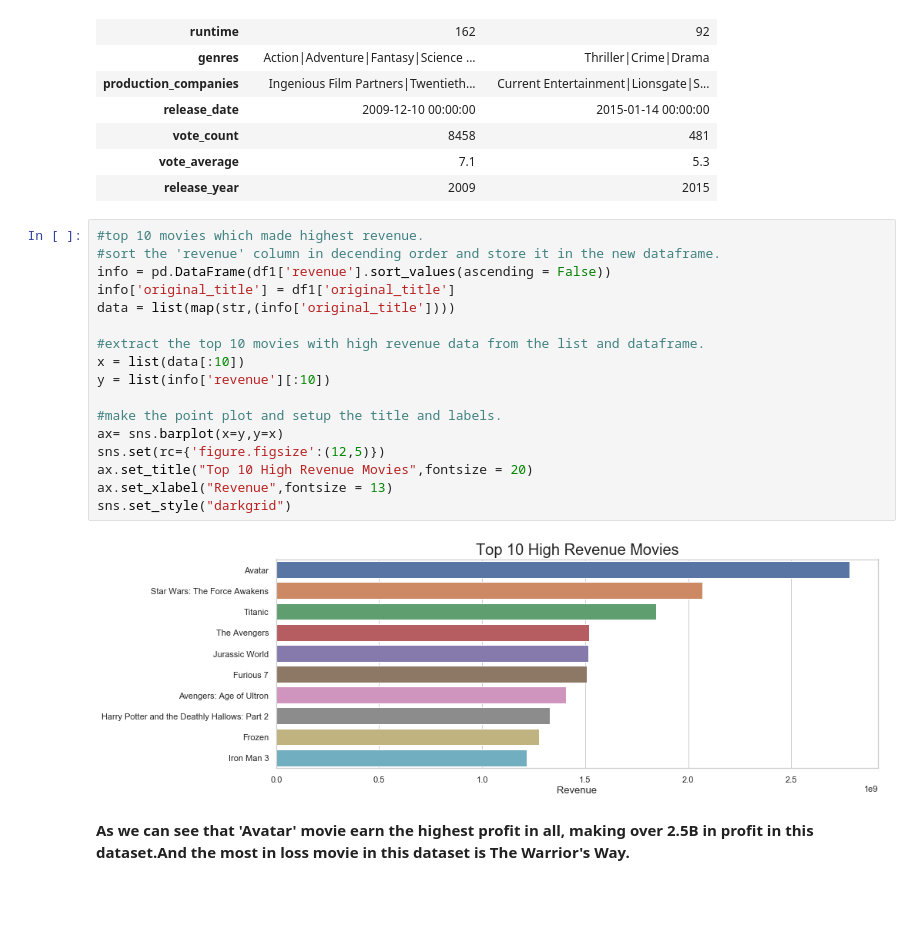
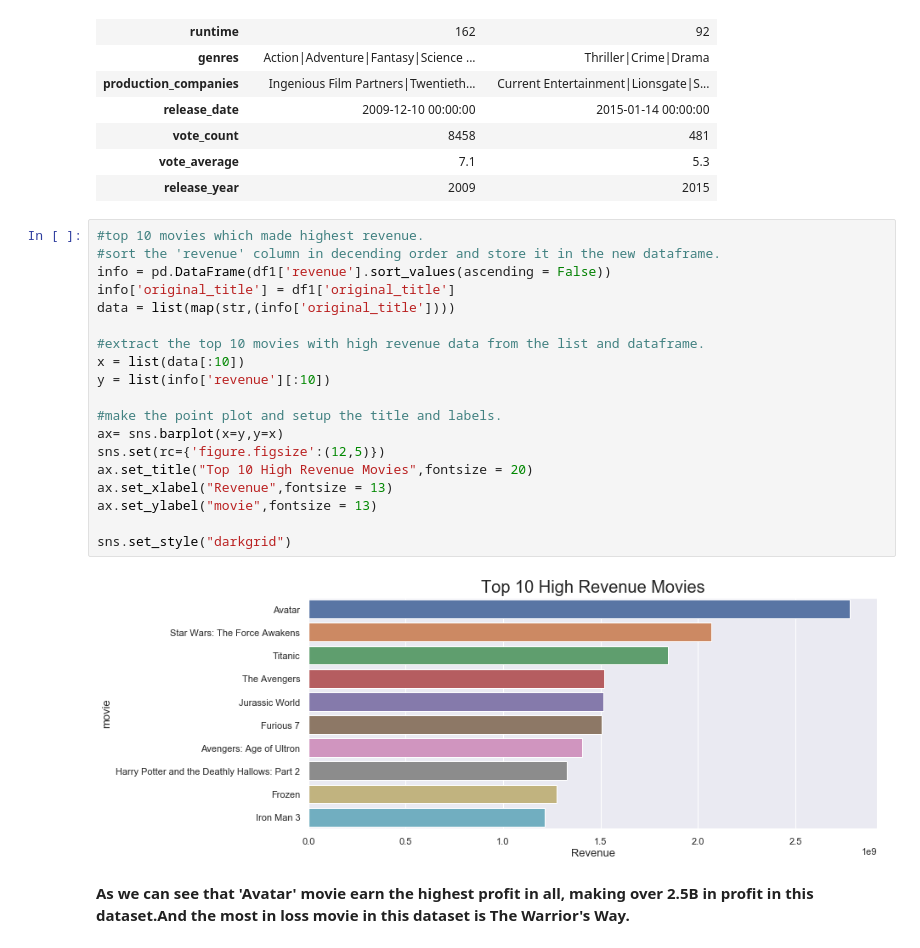
Before and after one commit to Ibrahim-yousseef/Investigate-a-Dataset-TMDB-Movie-Data-, a Jupyter notebook: investigate-a-dataset-template.ipynb, the cells around one changed output. Saved outputs shown, nothing was run; the diff lists cells and outputs as text; blank space fills up the shorter version.

```diff
--- a/investigate-a-dataset-template.ipynb
+++ b/investigate-a-dataset-template.ipynb
@@ -330,22 +326,24 @@ Movie Which Has Lowest revenue  :  Wild Card
 # %%
 #top 10 movies which made highest revenue.
 #sort the 'revenue' column in decending order and store it in the new dataframe.
 info = pd.DataFrame(df1['revenue'].sort_values(ascending = False))
 info['original_title'] = df1['original_title']
 data = list(map(str,(info['original_title'])))
 
 #extract the top 10 movies with high revenue data from the list and dataframe.
 x = list(data[:10])
 y = list(info['revenue'][:10])
 
 #make the point plot and setup the title and labels.
 ax= sns.barplot(x=y,y=x)
 sns.set(rc={'figure.figsize':(12,5)})
 ax.set_title("Top 10 High Revenue Movies",fontsize = 20)
 ax.set_xlabel("Revenue",fontsize = 13)
+ax.set_ylabel("movie",fontsize = 13)
+
 sns.set_style("darkgrid")
 # %% [output]
-[figure, old version]
+[figure, new version]
 # %% [markdown]
 **As we can see that 'Avatar' movie earn the highest profit in all, making over 2.5B in profit in this dataset.And the most in loss movie in this dataset is The Warrior's Way.**
 # %% [markdown]
```
Also changed, not shown: parts of 13 cells of this notebook.
